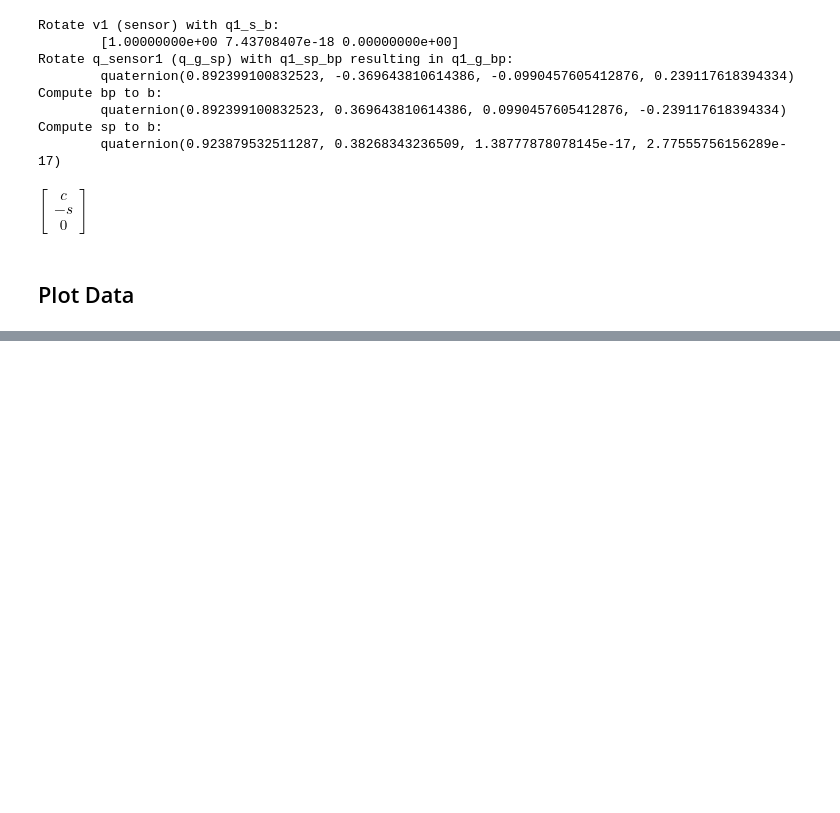
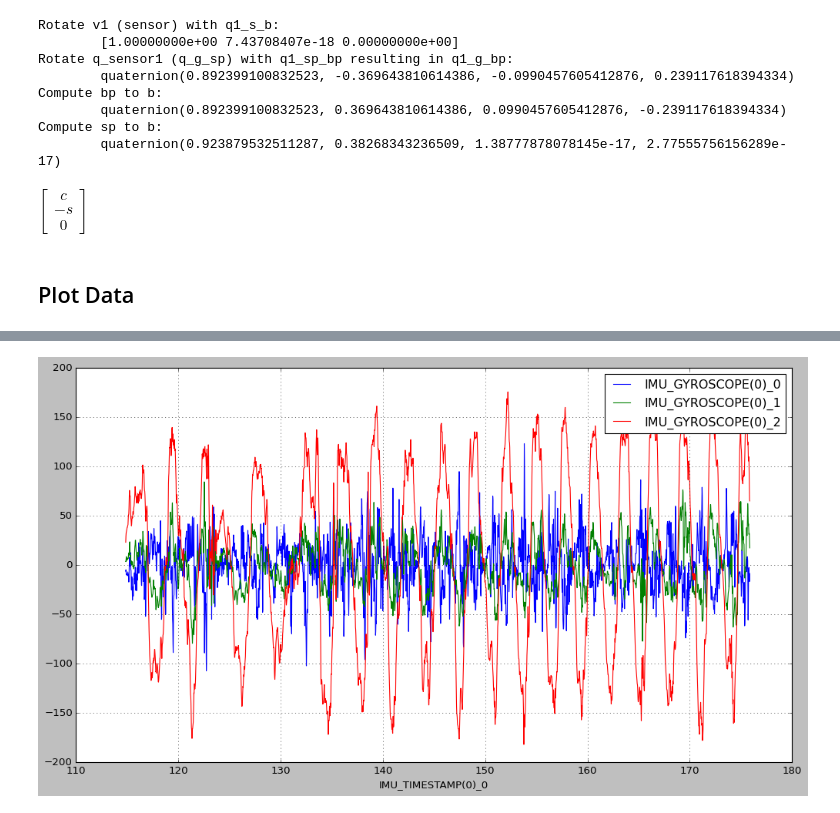
Before and after one commit to gmescudero/humanArmkinematics, a Jupyter notebook: prototypes/tryouts.ipynb, the cells around one changed output, grey strips where cells are left out. Saved outputs shown, nothing was run; the diff lists cells and outputs as text; code cells hidden in the pictures; blank space fills up the shorter version.

```diff
--- a/prototypes/tryouts.ipynb
+++ b/prototypes/tryouts.ipynb
@@ -324,27 +328,32 @@ if path is not None:
 # %%
 if path is not None:
     # Adjust plot style
     plt.figure(figsize=(15, 8), dpi=80)
     plt.grid(True)
     plt.style.use('classic')
 
     # Show alternative plot
     columns = []
     # columns = ["ARM_SHOULDER_ORIENTATION(0)_0", "ARM_SHOULDER_ORIENTATION(0)_1", "ARM_SHOULDER_ORIENTATION(0)_2", "ARM_SHOULDER_ORIENTATION(0)_3"]
     # columns += ["ARM_ELBOW_ORIENTATION(0)_0", "ARM_ELBOW_ORIENTATION(0)_1", "ARM_ELBOW_ORIENTATION(0)_2", "ARM_ELBOW_ORIENTATION(0)_3"]
     # columns += ["IMU_QUATERNION(1)_0", "IMU_QUATERNION(1)_1", "IMU_QUATERNION(1)_2", "IMU_QUATERNION(1)_3"]
     # columns += ["CALIB_ROT_VECTOR(0)_0", "CALIB_ROT_VECTOR(0)_1", "CALIB_ROT_VECTOR(0)_2"]
     # columns += ["CALIB_ROT_VECTOR(1)_0", "CALIB_ROT_VECTOR(1)_1", "CALIB_ROT_VECTOR(1)_2"]
     # columns += ["CALIB_ERROR(0)_0"]
     # columns += ["CALIB_COST_DERIVATIVE(0)_0", "CALIB_COST_DERIVATIVE(0)_1", "CALIB_COST_DERIVATIVE(1)_0", "CALIB_COST_DERIVATIVE(1)_1"]
 
-    columns += ["ARM_SHOULDER_ORIENTATION(0)_0", "IMU_QUATERNION(0)_0"]
+    # columns += ["ARM_SHOULDER_ORIENTATION(0)_0", "IMU_QUATERNION(0)_0"]
+
+    columns += ["IMU_GYROSCOPE(0)_0", "IMU_GYROSCOPE(0)_1", "IMU_GYROSCOPE(0)_2"]
 
     legend = []
     for col in columns:
         if col in df.columns[1:]:
             plt.plot(df[df.columns[0]], df[col])
             legend.append(col)
     plt.legend(legend)
     plt.xlabel(df.columns[0])
+    # plt.savefig('imuGyr.png')
     plt.show()
+# %% [output]
+[figure, added]
```
Also changed, not shown: parts of 2 cells of this notebook, 10 other files.
